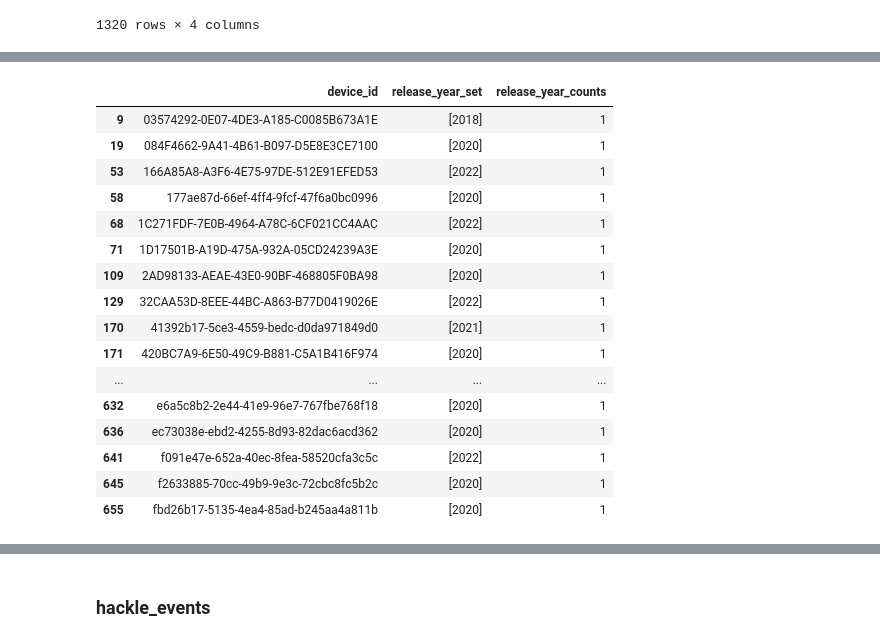
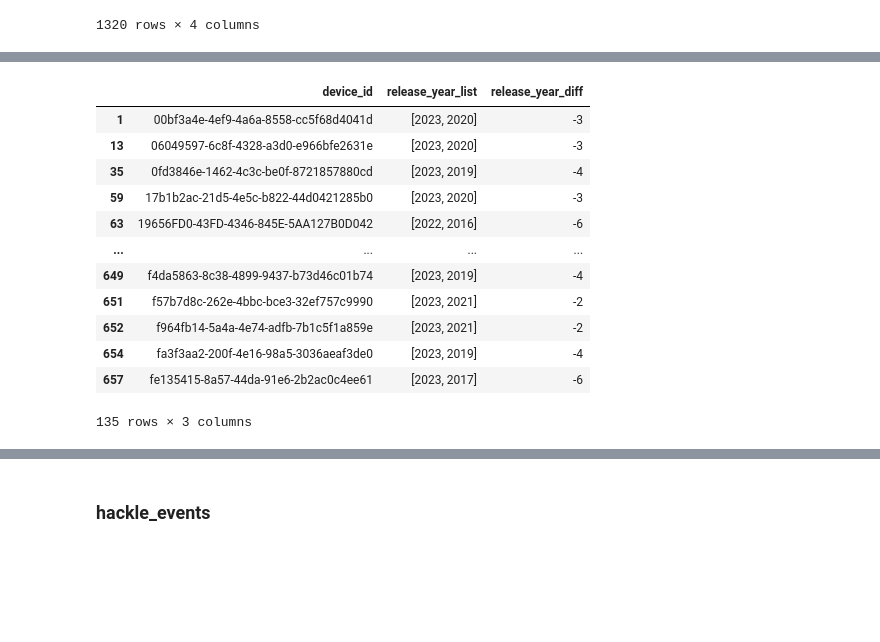
Before and after one commit to EtheriumArchive/Codeit_project, a Jupyter notebook: eda_eunsu_v3.ipynb, the cells around one changed output, grey strips where cells are left out. Drawn from its saved outputs; the diff is of its cells as text; code cells hidden in the pictures; blank space fills up the shorter version.

```diff
--- a/eda_eunsu_v3.ipynb
+++ b/eda_eunsu_v3.ipynb
@@ -141,31 +157,22 @@ dup_device_properties[dup_device_properties['release_year'].isnull()]
 # %%
 # 같은 device_id 별 출시년도 합치기
-# 출시년도 같은 건 set으로 중복값 제거
-release_year_set = dup_device_properties.groupby('device_id')['release_year'].apply(set).reset_index(name='release_year_set')
-release_year_set['release_year_set'] = release_year_set['release_year_set'].apply(list)
-release_year_set['release_year_counts'] = release_year_set['release_year_set'].apply(lambda x: len(x))
+release_year_list = dup_device_properties.groupby('device_id')['release_year'].apply(list).reset_index(name='release_year_list')
+release_year_list['release_year_diff'] = release_year_list['release_year_list'].apply(lambda x: x[1] - x[0])
 
-# 출시년도가 1개짜리 인 device_id 고르기
-release_year_1_device_ids = release_year_set[release_year_set['release_year_counts'] == 1]['device_id'].unique()
-
-# 출시년도 2개 이상인 애들의 년도 차이가 양수인가? (신제품으로 바꾼건가?)
-release_year_2 = release_year_set[release_year_set['release_year_counts'] > 1]
-release_year_2['release_diff'] = release_year_2['release_year_set']
+# 출시년도 년도 차이가 양수인가? (신제품으로 바꾼건가?) -> 아님!!!!
+# 오히려 출시년도가 낮아진 애들 있음 (135개)
+release_year_list[release_year_list['release_year_diff'] < 0]
 # %% [output]
-|  | device_id | release_year_set | release_year_counts |
-| 9 | 03574292-0E07-4DE3-A185-C0085B673A1E | [2018] | 1 |
-| 19 | 084F4662-9A41-4B61-B097-D5E8E3CE7100 | [2020] | 1 |
-| 53 | 166A85A8-A3F6-4E75-97DE-512E91EFED53 | [2022] | 1 |
-| 58 | 177ae87d-66ef-4ff4-9fcf-47f6a0bc0996 | [2020] | 1 |
-| 68 | 1C271FDF-7E0B-4964-A78C-6CF021CC4AAC | [2022] | 1 |
-| 71 | 1D17501B-A19D-475A-932A-05CD24239A3E | [2020] | 1 |
-| 109 | 2AD98133-AEAE-43E0-90BF-468805F0BA98 | [2020] | 1 |
-| 129 | 32CAA53D-8EEE-44BC-A863-B77D0419026E | [2022] | 1 |
-| 170 | 41392b17-5ce3-4559-bedc-d0da971849d0 | [2021] | 1 |
-| 171 | 420BC7A9-6E50-49C9-B881-C5A1B416F974 | [2020] | 1 |
+|  | device_id | release_year_list | release_year_diff |
+| 1 | 00bf3a4e-4ef9-4a6a-8558-cc5f68d4041d | [2023, 2020] | -3 |
+| 13 | 06049597-6c8f-4328-a3d0-e966bfe2631e | [2023, 2020] | -3 |
+| 35 | 0fd3846e-1462-4c3c-be0f-8721857880cd | [2023, 2019] | -4 |
+| 59 | 17b1b2ac-21d5-4e5c-b822-44d0421285b0 | [2023, 2020] | -3 |
+| 63 | 19656FD0-43FD-4346-845E-5AA127B0D042 | [2022, 2016] | -6 |
 | ... | ... | ... | ... |
-| 632 | e6a5c8b2-2e44-41e9-96e7-767fbe768f18 | [2020] | 1 |
-| 636 | ec73038e-ebd2-4255-8d93-82dac6acd362 | [2020] | 1 |
-| 641 | f091e47e-652a-40ec-8fea-58520cfa3c5c | [2022] | 1 |
-| 645 | f2633885-70cc-49b9-9e3c-72cbc8fc5b2c | [2020] | 1 |
-| 655 | fbd26b17-5135-4ea4-85ad-b245aa4a811b | [2020] | 1 |
+| 649 | f4da5863-8c38-4899-9437-b73d46c01b74 | [2023, 2019] | -4 |
+| 651 | f57b7d8c-262e-4bbc-bce3-32ef757c9990 | [2023, 2021] | -2 |
+| 652 | f964fb14-5a4a-4e74-adfb-7b1c5f1a859e | [2023, 2021] | -2 |
+| 654 | fa3f3aa2-200f-4e16-98a5-3036aeaf3de0 | [2023, 2019] | -4 |
+| 657 | fe135415-8a57-44da-91e6-2b2ac0c4ee61 | [2023, 2017] | -6 |
+135 rows × 3 columns
```
Also changed, not shown: parts of 6 cells of this notebook.
